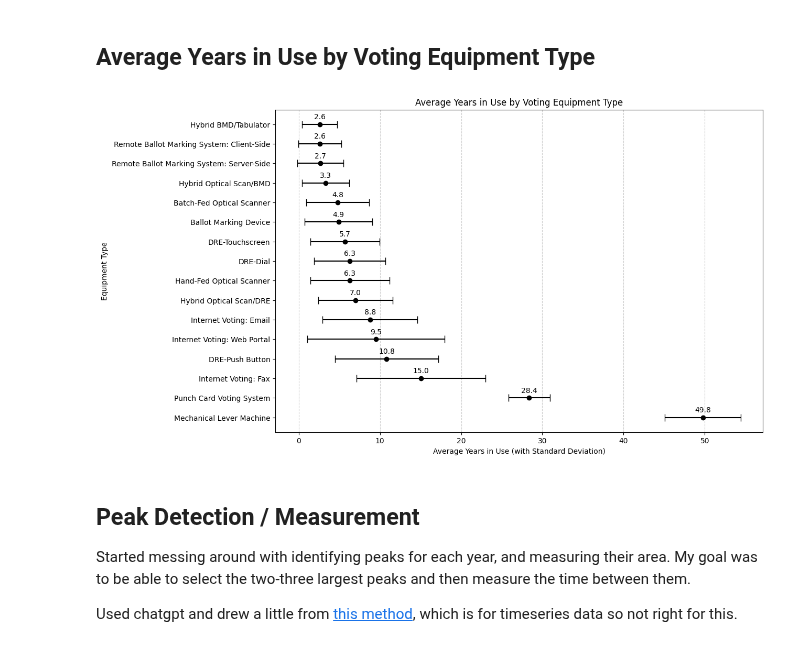
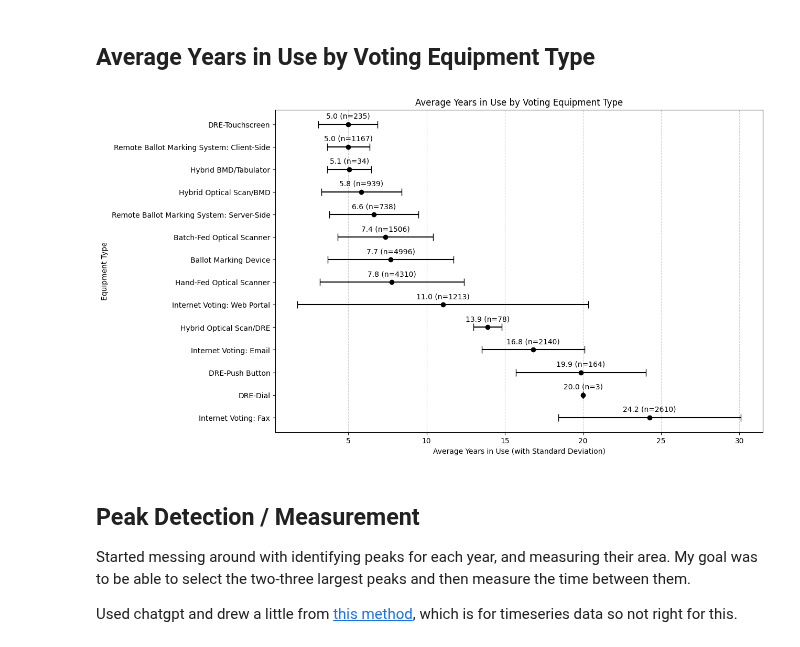
Before and after one commit to Bipartisan-Policy-Center/voting-equipment, a Jupyter notebook: analysis.ipynb, the cells around one changed output. Cells and saved outputs as stored; diff of their text form; code cells hidden in the pictures.

```diff
--- a/analysis.ipynb
+++ b/analysis.ipynb
@@ -248,44 +248,45 @@ replacement_by_type = {}
 
 # Calculate the average years in use and standard deviation for each equipment type
 for equipment in voting_equipment_types:
-    subset = voting_df[voting_df['Equipment Type'] == equipment]['Years in Use']
+    subset = voting_df[(voting_df['Equipment Type'] == equipment) & (voting_df['Year']==2026)]['Years in Use']
     if not subset.empty:
         replacement_by_type[equipment] = {
             "Avg Years in Use": subset.mean(),
-            "Std Dev": subset.std()
+            "Std Dev": subset.std(),
+            "N": len(subset)
         }
 # Convert dictionary to DataFrame for plotting
 replacement_df = pd.DataFrame.from_dict(replacement_by_type, orient='index').reset_index()
-replacement_df.rename(columns={"index": "Equipment Type", "mean_years": "Avg Years in Use", "std_dev": "Std Dev"}, inplace=True)
+replacement_df.rename(columns={"index": "Equipment Type", "mean_years": "Avg Years in Use", "std_dev": "Std Dev", "n": "N"}, inplace=True)
 
 # Sort by average years in use for better visualization
 replacement_df = replacement_df.sort_values(by="Avg Years in Use", ascending=False)
 # %%
 # Set figure size
 plt.figure(figsize=(12, 8))
 
 # Plot each point with error bars for standard deviation
 plt.errorbar(
     replacement_df["Avg Years in Use"],
     replacement_df["Equipment Type"],
     xerr=replacement_df["Std Dev"],
     fmt="o", color="black", capsize=5, markersize=6
 )
 # Add data labels slightly above each dot
-for i, (avg, std) in enumerate(zip(replacement_df["Avg Years in Use"], replacement_df["Std Dev"])):
-    plt.text(avg, i + 0.2, f"{avg:.1f}", ha='center', va='bottom', fontsize=10, color="black")
+for i, (avg, std, n) in enumerate(zip(replacement_df["Avg Years in Use"], replacement_df["Std Dev"], replacement_df["N"])):
+    plt.text(avg, i + 0.2, f"{avg:.1f} (n={n})", ha='center', va='bottom', fontsize=10, color="black")
 
 
 # Formatting
 plt.title("Average Years in Use by Voting Equipment Type")
 plt.xlabel("Average Years in Use (with Standard Deviation)")
 plt.ylabel("Equipment Type")
 plt.grid(axis="x", linestyle="--", alpha=0.6)
 
 # Show plot
 plt.show()
 # %% [output]
-[figure, old version]
+[figure, new version]
 # %% [markdown]
 ## Peak Detection / Measurement
 
```
Also changed, not shown: parts of 1 cell of this notebook.
